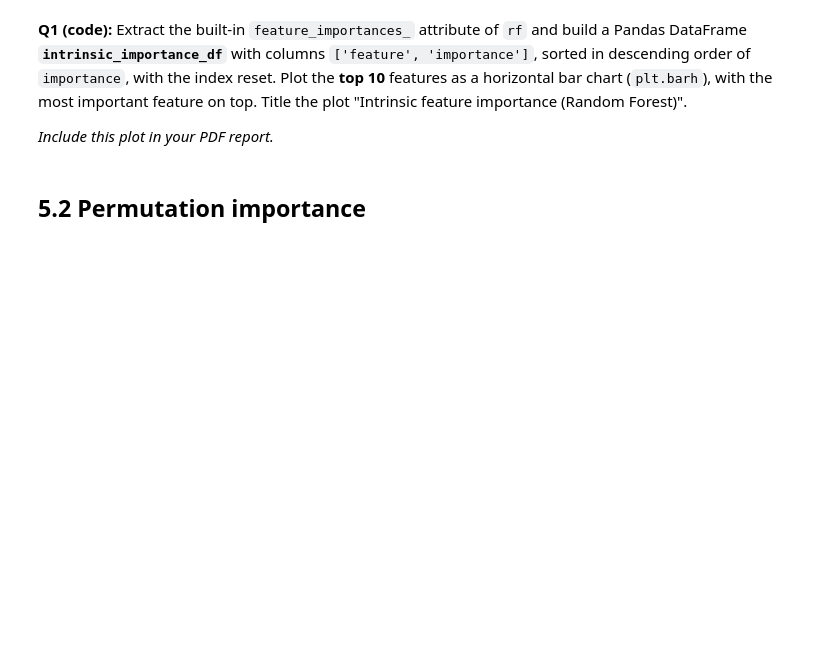
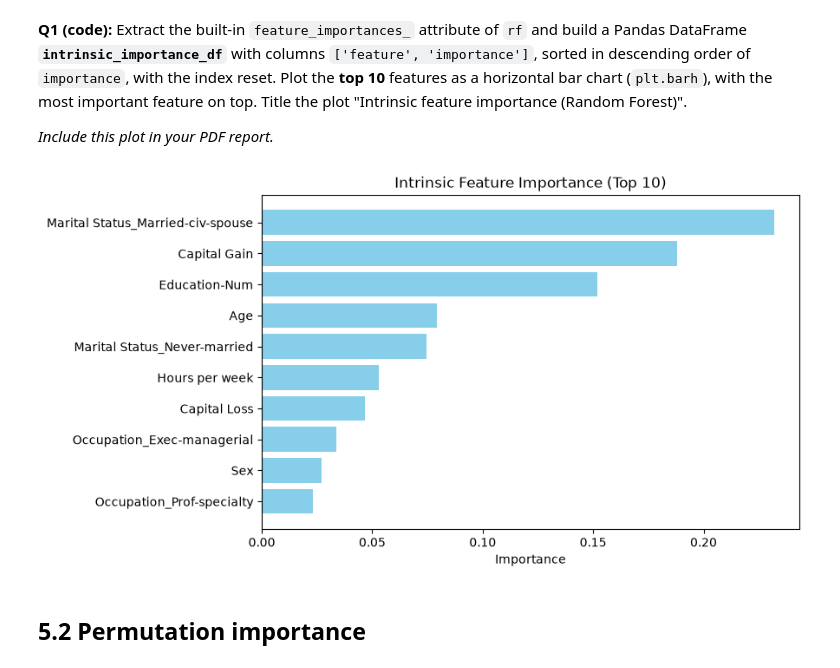
Before and after one commit to InbarKedem/privacy-hw2, a Jupyter notebook: HW2_2026.ipynb, the cells around one changed output. Saved outputs shown, nothing was run; the diff lists cells and outputs as text; code cells hidden in the pictures; blank space fills up the shorter version.

Commit message:
feat: implement automated feature importance plotting and savefig in analysis notebook

```diff
--- a/HW2_2026.ipynb
+++ b/HW2_2026.ipynb
@@ -911,6 +911,27 @@ All three of these run on **the baseline `rf` from Part 1** — not the mitigate
 *Include this plot in your PDF report.*
 # %%
 # -----> Write your code here <-----
+import matplotlib.pyplot as plt
+import pandas as pd
+import numpy as np
+
+# Q1: Intrinsic feature importance
+importance_vals = rf.feature_importances_
+intrinsic_importance_df = pd.DataFrame({
+    'feature': X_train.columns,
+    'importance': importance_vals
+}).sort_values(by='importance', ascending=False).reset_index(drop=True)
+
+# Plot top 10
+top_10_intrinsic = intrinsic_importance_df.head(10)
+plt.figure(figsize=(8, 5))
+plt.barh(top_10_intrinsic['feature'][::-1], top_10_intrinsic['importance'][::-1], color='skyblue')
+plt.title('Intrinsic Feature Importance (Top 10)')
+plt.xlabel('Importance')
+plt.savefig('intrinsic_importance_plot.png', bbox_inches='tight')
+plt.show()
+# %% [output]
+[figure, added]
 # %% [markdown]
 ## 5.2 Permutation importance
 # %% [markdown]
```
Also changed, not shown: parts of 5 cells of this notebook.
